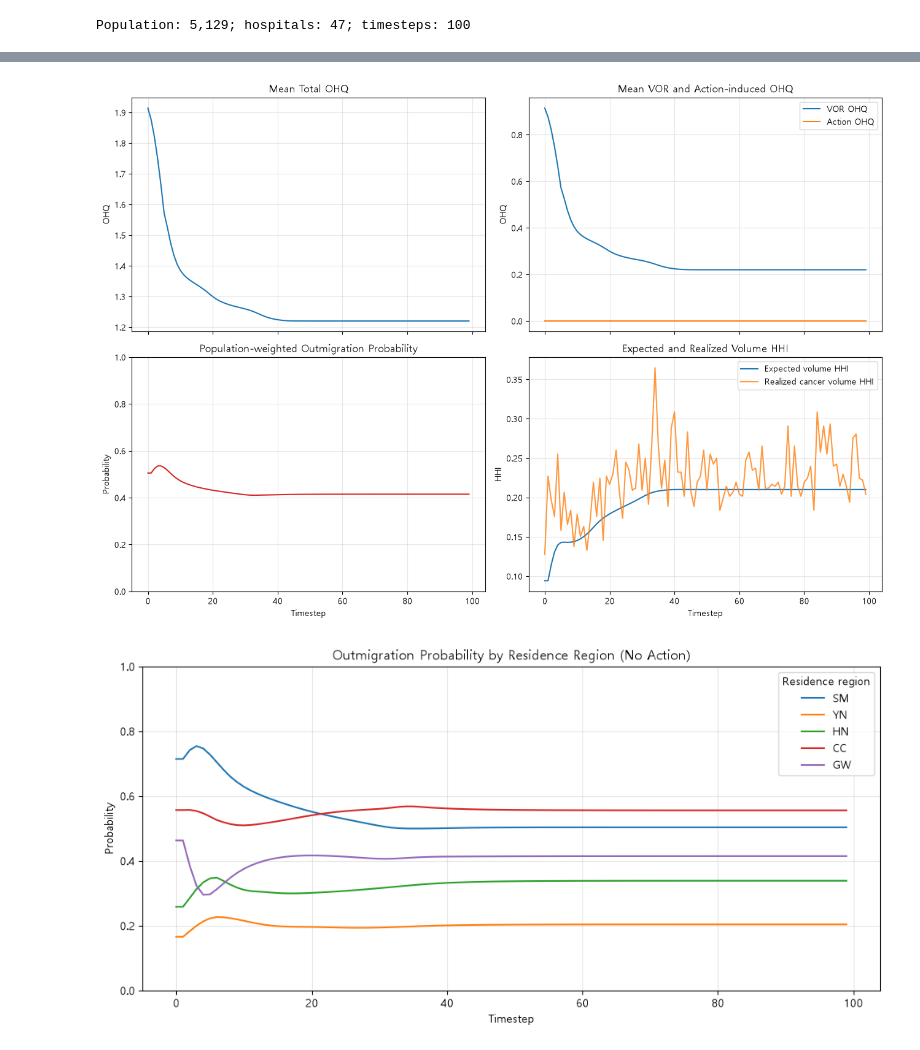
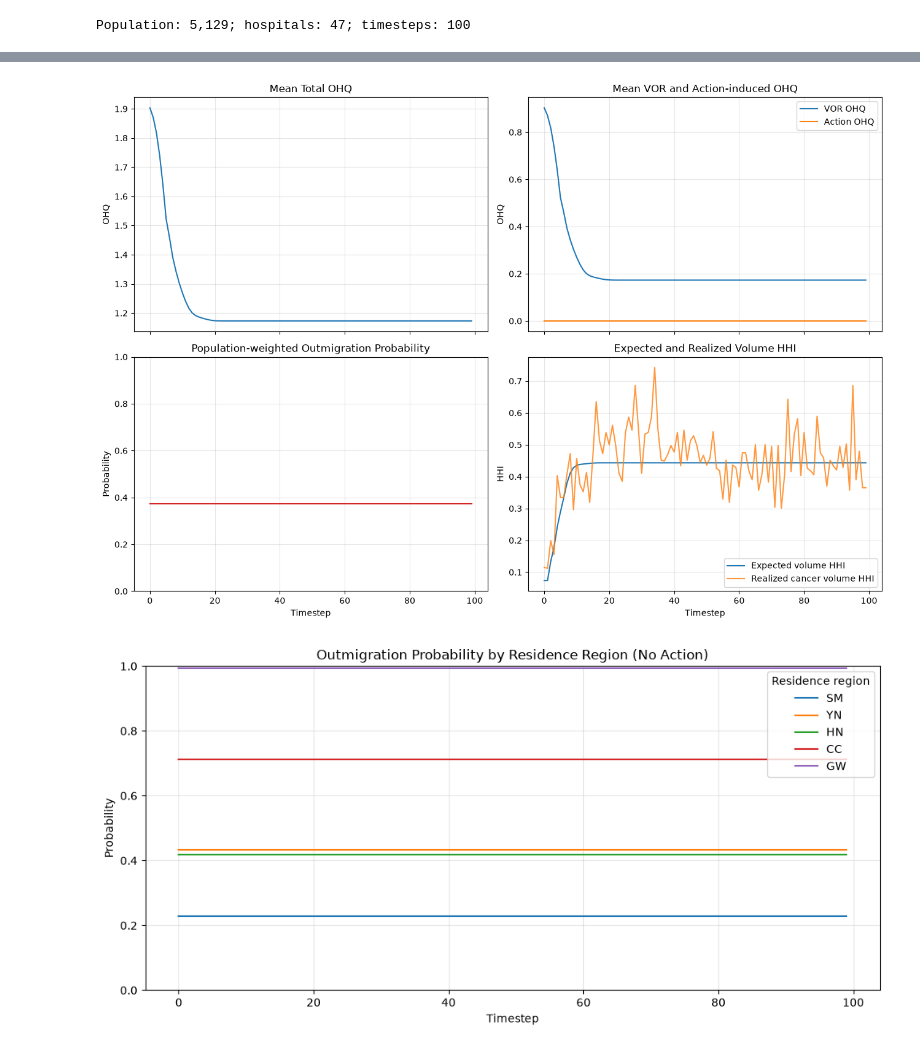
Before and after one commit to hshoon16/outmigration_gym, a Jupyter notebook: outmigration_runner.ipynb, the cells around one changed output, grey strips where cells are left out. Drawn from its saved outputs; the diff is of its cells as text; code cells hidden in the pictures.

```diff
--- a/outmigration_runner.ipynb
+++ b/outmigration_runner.ipynb
@@ -36,11 +36,14 @@ OHQ-only core loaded: c:\Users\user\Desktop\대학원\기초연구실\ABM code\o
 | 3 | 인천 | 3006045 | 301 | 3 | SM |
 | 4 | 광주 | 1415774 | 142 | 2 | HN |
 # %%
-# 2026-11-11: OHQ-only baseline configuration for direct hospital choice.
+# 2026-11-12: fixed calibrated PRQ controls regional choice; OHQ controls only within-region hospital choice.
 parameter_set = core.make_default_parameter_set(df_city_info, df_hospital_crd)
 parameter_set.max_dt = 100
 parameter_set.n_p = 28
 parameter_set.cancer_duration = 10
+parameter_set.dict_parameter_initial_PRQ = {'SM': 2.90, 'YN': 2.56, 'HN': 2.31, 'CC': 2.07, 'GW': 2.31}
+parameter_set.beta_PRQ = 10.62
+parameter_set.beta_OHQ = 10.62
 BASE_SEED = 42
 
 def run_simulation(parameter_template, seed, action_schedule=None):
@@ -66,10 +69,11 @@ print(f'Population: {baseline_sim.num_population:,}; hospitals: {baseline_sim.nu
 # %% [output]
 Population: 5,129; hospitals: 47; timesteps: 100
 # %%
-# 2026-11-11: all outmigration metrics use direct hospital choice probabilities and residence/hospital regions only.
+# 2026-11-12: outmigration uses final two-stage hospital probabilities and residence/hospital regions only.
+# In the fixed-PRQ model, action changes within-region hospital allocation but not population-probability-based regional choice or expected outmigration.
 def calculate_outmigration_probability(sim):
     t = sim.parameter_set.max_dt
-    regions = list(sim.parameter_set.dict_crd_region.keys())
+    regions = sim.region_labels
     residence_region = sim.df_Person_info['REGION'].to_numpy()
     hospital_region = sim.df_Hospital_info['REGION'].to_numpy()
     regional = np.zeros((t, len(regions)))
@@ -87,6 +91,12 @@ def summarize_simulation(sim):
     t = sim.parameter_set.max_dt
     total_outmigration, regional_outmigration, regions = calculate_outmigration_probability(sim)
     expected_volume = sim.parameter_set.n_p * sim.achv_mean_hospital_choice_prob[:t]
+    within_region_choice = np.zeros((t, sim.num_hospital))
+    for r, hospital_indices in enumerate(sim.idx_hospital_in_region):
+        within_region_choice[:, hospital_indices] = (
+            sim.achv_population_choice_prob[:t, :, hospital_indices]
+            / sim.achv_population_choice_prob_region[:t, :, r, None]
+        ).mean(axis=1)
     expected_hhi = np.square(sim.achv_mean_hospital_choice_prob[:t]).sum(axis=1)
     realized = sim.arr_hospital_volume[:t].astype(float)
     realized_total = realized.sum(axis=1, keepdims=True)
@@ -96,6 +106,8 @@ def summarize_simulation(sim):
         'hospital_ohq': sim.achv_OHQ[:t], 'hospital_vor_ohq': sim.achv_vor_OHQ[:t],
         'hospital_action_ohq': sim.achv_action_OHQ[:t],
         'hospital_choice_probability': sim.achv_mean_hospital_choice_prob[:t],
+        'mean_regional_choice_probability': sim.achv_population_choice_prob_region[:t].mean(axis=1),
+        'mean_within_region_hospital_choice_probability': within_region_choice,
         'expected_hospital_volume': expected_volume, 'realized_hospital_volume': realized,
         'mean_ohq': sim.achv_OHQ[:t].mean(axis=1),
         'mean_vor_ohq': sim.achv_vor_OHQ[:t].mean(axis=1),
@@ -137,6 +149,31 @@ def plot_simulation_results(sim, results, title_suffix=''):
         ax.plot(ts, results['regional_outmigration_probability'][:, r], label=region, color=color)
     ax.set(title=f'Outmigration Probability by Residence Region {title_suffix}', xlabel='Timestep', ylabel='Probability', ylim=(0,1))
     ax.grid(alpha=.3); ax.legend(title='Residence region'); fig.tight_layout(); plt.show()
+    # 2026-11-12: fixed PRQ and fixed regional distance make this destination-region trajectory invariant to action.
+    fig, ax = plt.subplots(figsize=(10, 5))
+    for r, (region, color) in enumerate(zip(regions, colors)):
+        ax.plot(ts, results['mean_regional_choice_probability'][:, r], label=region, color=color)
+    ax.set(title=f'Mean Regional Choice Probability by Destination Region {title_suffix}', xlabel='Timestep', ylabel='Probability', ylim=(0,1))
+    ax.grid(alpha=.3); ax.legend(title='Destination region'); fig.tight_layout(); plt.show()
+    # 2026-11-12: action changes hospital allocation within a region, not fixed regional demand.
+    for region in regions:
+        fig, ax = plt.subplots(figsize=(10, 5))
+        for h in np.flatnonzero(hospital_regions == region):
+            ax.plot(ts, results['mean_within_region_hospital_choice_probability'][:, h], label=hospital_names[h])
+        ax.set(title=f'{region}: Mean Within-system Hospital Choice Probability {title_suffix}', xlabel='Timestep', ylabel='Probability')
+        ax.grid(alpha=.3); ax.legend(fontsize=8); fig.tight_layout(); plt.show()
+    if np.any(sim.arr_hospital_action):
+        fig, axes = plt.subplots(1, 2, figsize=(13, 4.5), sharex=True)
+        axes[0].plot(ts, sim.arr_hospital_action.sum(axis=1), color='tab:gray')
+        axes[0].set(title='Total Action Input', xlabel='Timestep', ylabel='Sum of Actions')
+        axes[1].plot(ts, results['mean_action_ohq'], color='tab:orange')
+        axes[1].set(title='Mean Action-induced OHQ', xlabel='Timestep', ylabel='OHQ')
+        for axis in axes: axis.grid(alpha=.3)
+        fig.tight_layout(); plt.show()
+        fig, ax = plt.subplots(figsize=(12, max(5, sim.num_hospital * .18)))
+        image = ax.imshow(results['hospital_action_ohq'].T, aspect='auto', origin='lower', interpolation='nearest')
+        ax.set(title='Hospital-by-timestep Action-induced OHQ', xlabel='Timestep', ylabel='Hospital Index')
+        fig.colorbar(image, ax=ax, label='Action-induced OHQ'); fig.tight_layout(); plt.show()
 
 plot_simulation_results(baseline_sim, baseline_results, '(No Action)')
 # %% [output]
@@ -148,2 +185,2 @@ plot_simulation_results(baseline_sim, baseline_results, '(No Action)')
-[figure, old version]
+[figure, new version]
-[figure, old version]
+[figure, new version]
```
Also changed, not shown: parts of 2 cells of this notebook, 1 other file.
